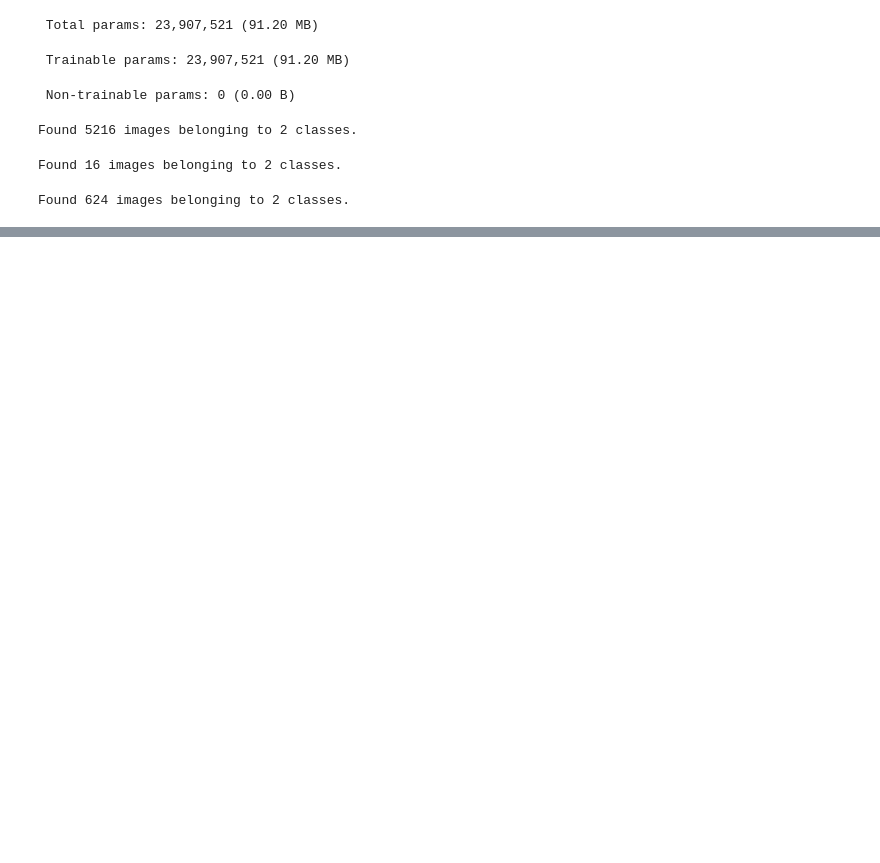
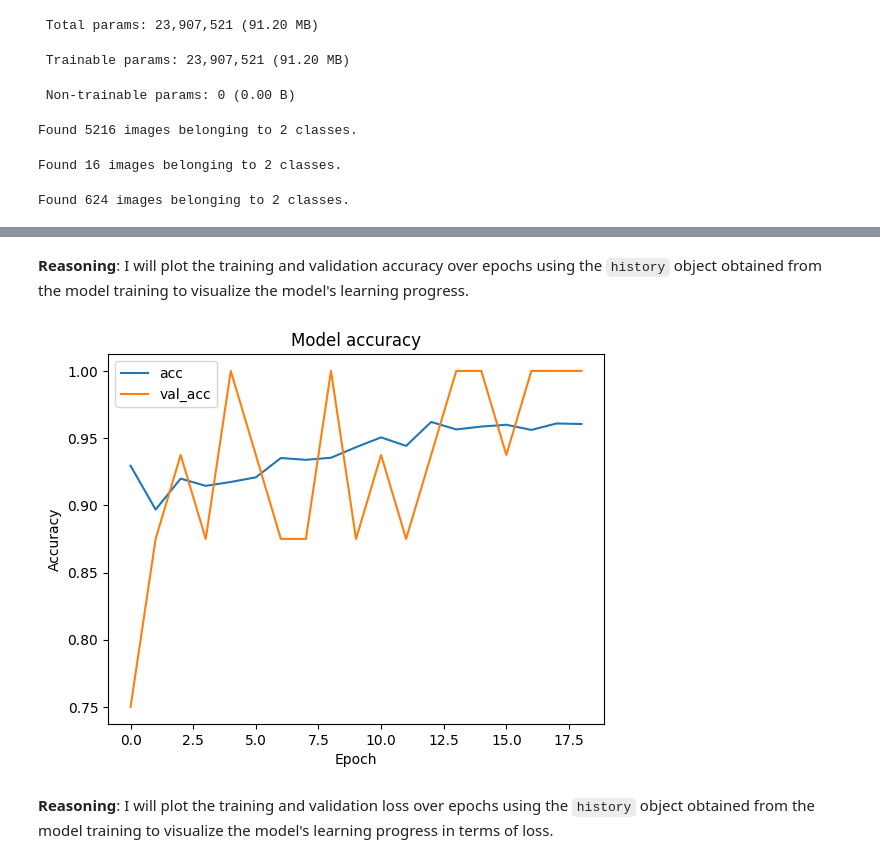
Before and after one commit to muneebsaddal/pneumonia-detection-cnn, a Jupyter notebook: phnemonia_classification.ipynb, the cells around one changed output, grey strips where cells are left out. Drawn from its saved outputs; the diff is of its cells as text; code cells hidden in the pictures; blank space fills up the shorter version.

```diff
--- a/phnemonia_classification.ipynb
+++ b/phnemonia_classification.ipynb
@@ -224,0 +365,8 @@ plt.show()
+# %%
+history = model.fit(train_data,
+                                steps_per_epoch=train_data.samples // train_data.batch_size,
+                                validation_data=valid_data,
+                                verbose=1,
+                                validation_steps=valid_data.samples // valid_data.batch_size,
+                                epochs=50,
+                                callbacks=[learning_rate_reduction, early_stopping])
@@ -224,0 +402,8 @@ plt.show()
+# %%
+from tensorflow.keras.optimizers import SGD
+
+model.compile(optimizer=SGD(learning_rate=0.01, momentum=0.9),
+              loss='binary_crossentropy',
+              metrics=['accuracy'])
+
+print("Model recompiled with SGD optimizer, initial learning rate 0.01, and momentum 0.9.")
@@ -224,0 +581,16 @@ plt.show()
+# %% [markdown]
+**Reasoning**:
+I will plot the training and validation accuracy over epochs using the `history` object obtained from the model training to visualize the model's learning progress.
+# %%
+plt.plot(history.history['accuracy'])
+plt.plot(history.history['val_accuracy'])
+plt.title('Model accuracy')
+plt.ylabel('Accuracy')
+plt.xlabel('Epoch')
+plt.legend(['acc', 'val_acc'], loc='upper left')
+plt.show()
+# %% [output]
+[figure, added]
+# %% [markdown]
+**Reasoning**:
+I will plot the training and validation loss over epochs using the `history` object obtained from the model training to visualize the model's learning progress in terms of loss.
```
Also changed, not shown: parts of 59 cells of this notebook.
